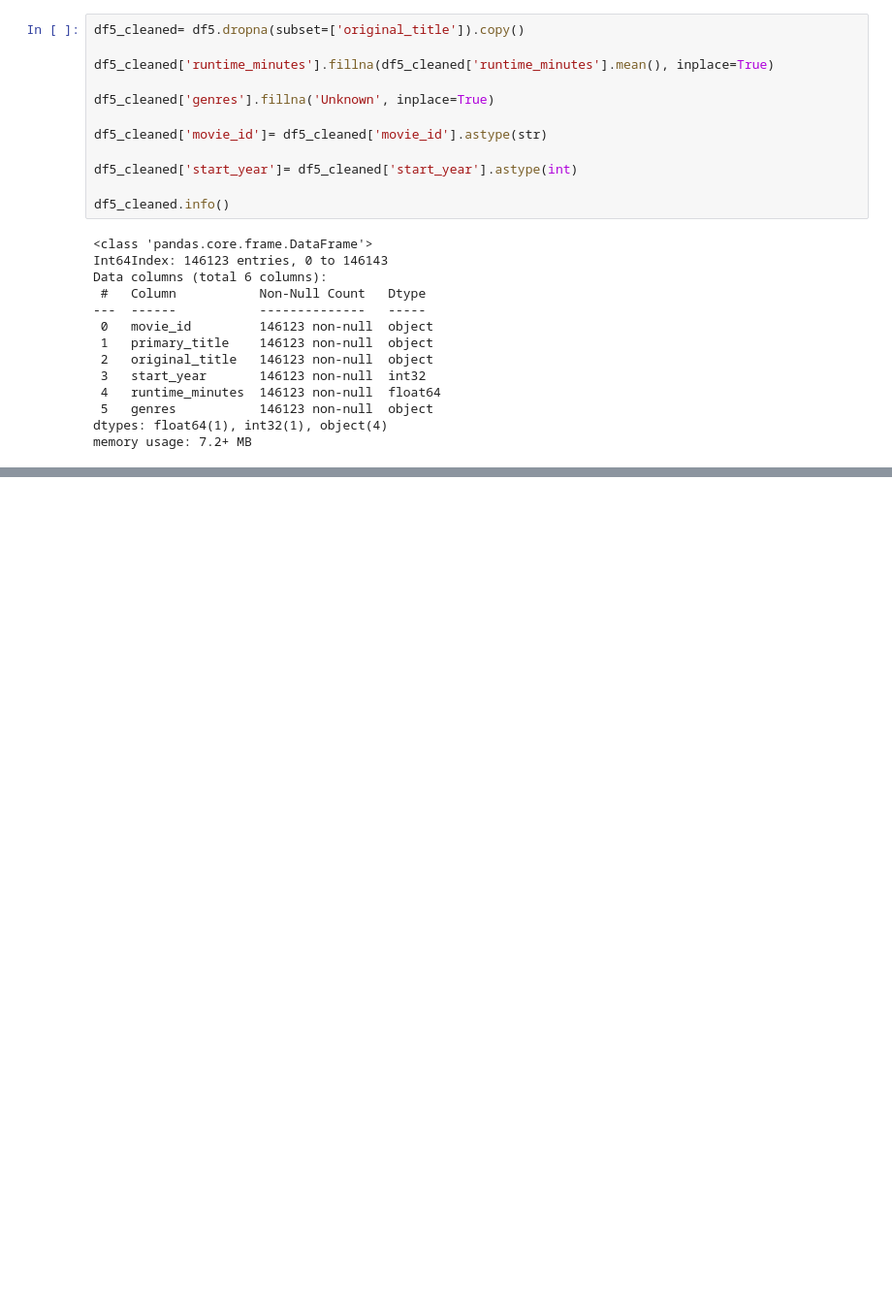
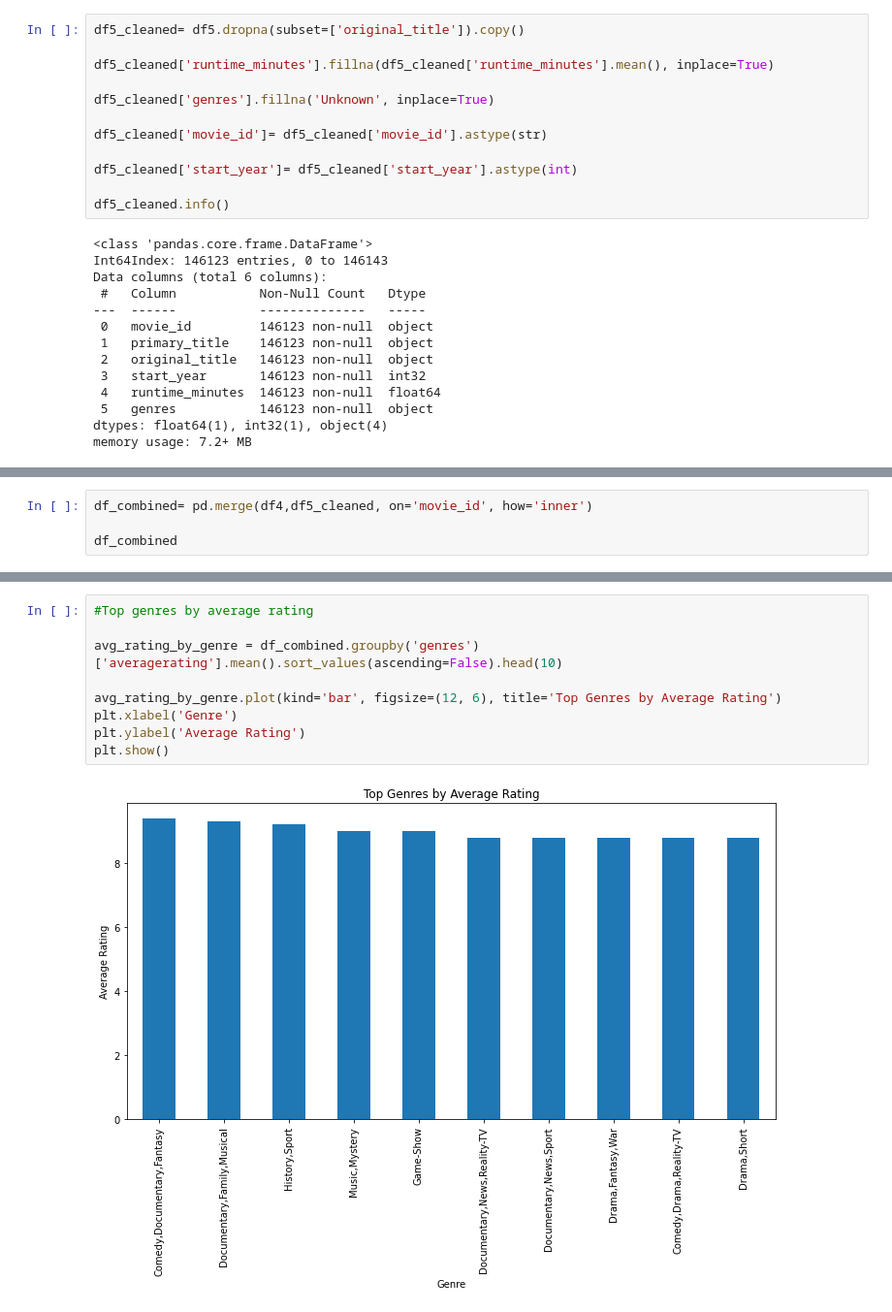
Before and after one commit to DrJeremyNgugi/Phase1project, a Jupyter notebook: Phase1Project.ipynb, the cells around one changed output, grey strips where cells are left out. Shown at 97% size. Cells and saved outputs as stored; diff of their text form; blank space fills up the shorter version.

```diff
--- a/Phase1Project.ipynb
+++ b/Phase1Project.ipynb
@@ -380,0 +465,4 @@ memory usage: 7.2+ MB
+# %%
+df_combined= pd.merge(df4,df5_cleaned, on='movie_id', how='inner')
+
+df_combined
@@ -380,0 +483,11 @@ memory usage: 7.2+ MB
+# %%
+#Top genres by average rating
+
+avg_rating_by_genre = df_combined.groupby('genres')['averagerating'].mean().sort_values(ascending=False).head(10)
+
+avg_rating_by_genre.plot(kind='bar', figsize=(12, 6), title='Top Genres by Average Rating')
+plt.xlabel('Genre')
+plt.ylabel('Average Rating')
+plt.show()
+# %% [output]
+[figure, added]
```
Also changed, not shown: parts of 11 cells of this notebook.
